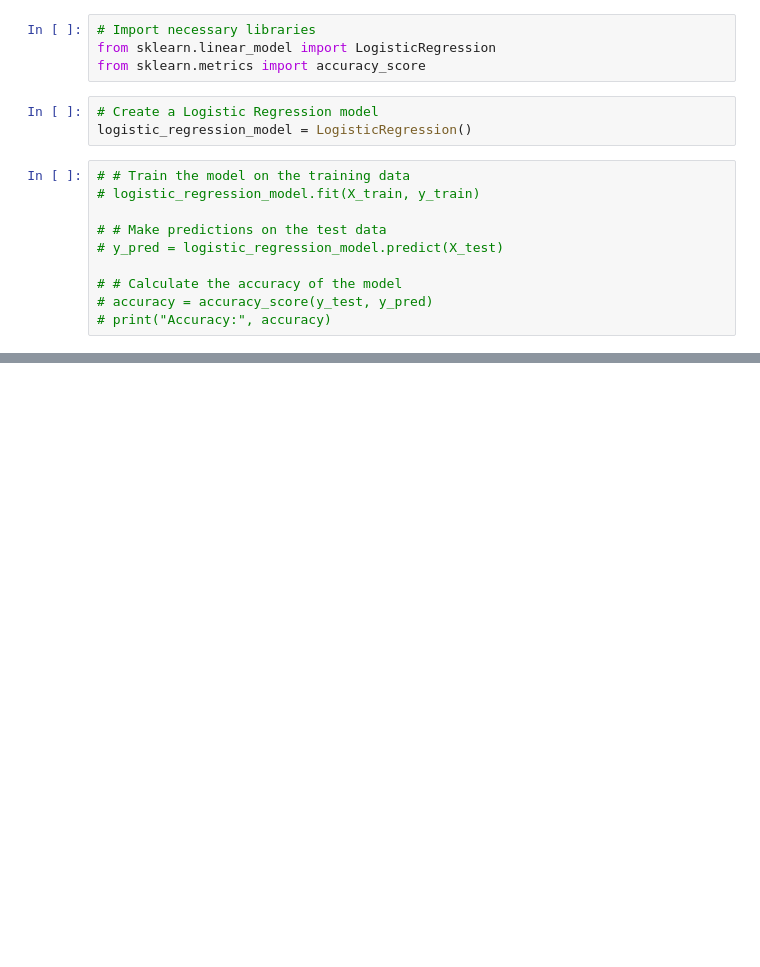
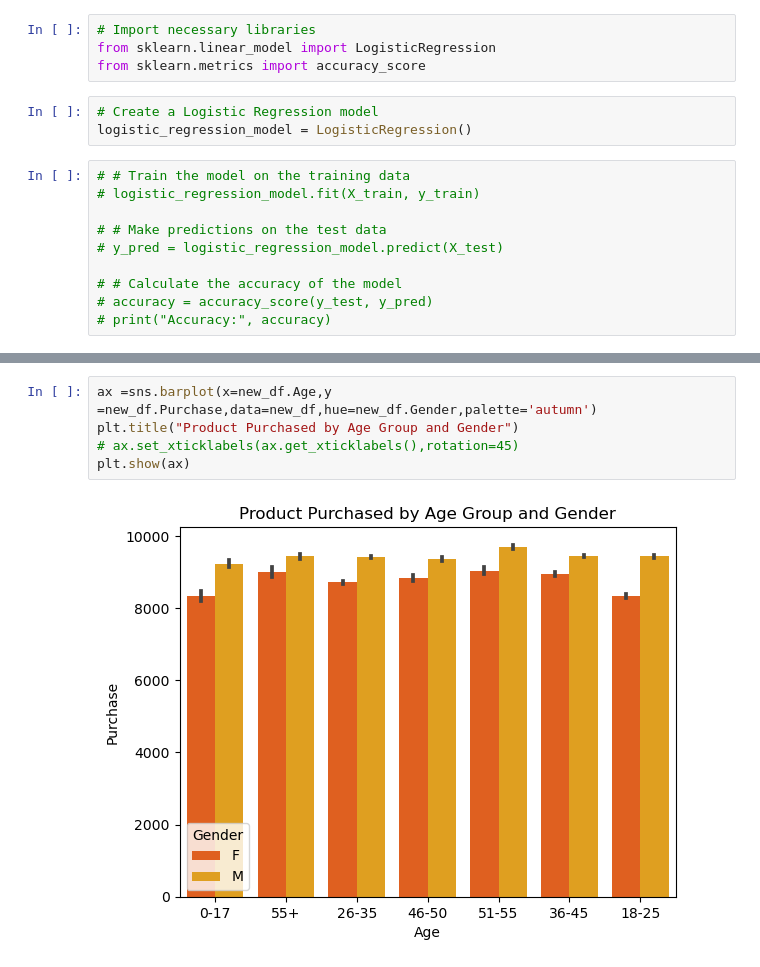
Before and after one commit to ipratyaksh21/Black-Friday-Dataset, a Jupyter notebook: Black Friday Data Analysis.ipynb, the cells around one changed output, grey strips where cells are left out. Cells and saved outputs as stored; diff of their text form; blank space fills up the shorter version.

```diff
--- a/Black Friday Data Analysis.ipynb
+++ b/Black Friday Data Analysis.ipynb
@@ -490,0 +607,7 @@ logistic_regression_model = LogisticRegression()
+# %%
+ax =sns.barplot(x=new_df.Age,y =new_df.Purchase,data=new_df,hue=new_df.Gender,palette='autumn')
+plt.title("Product Purchased by Age Group and Gender")
+# ax.set_xticklabels(ax.get_xticklabels(),rotation=45)
+plt.show(ax)
+# %% [output]
+[figure, added]
```
Also changed, not shown: parts of 44 cells of this notebook.
